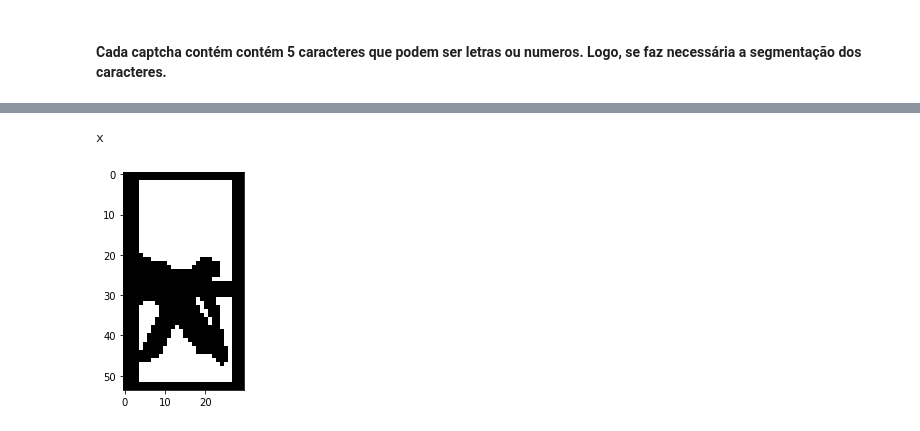
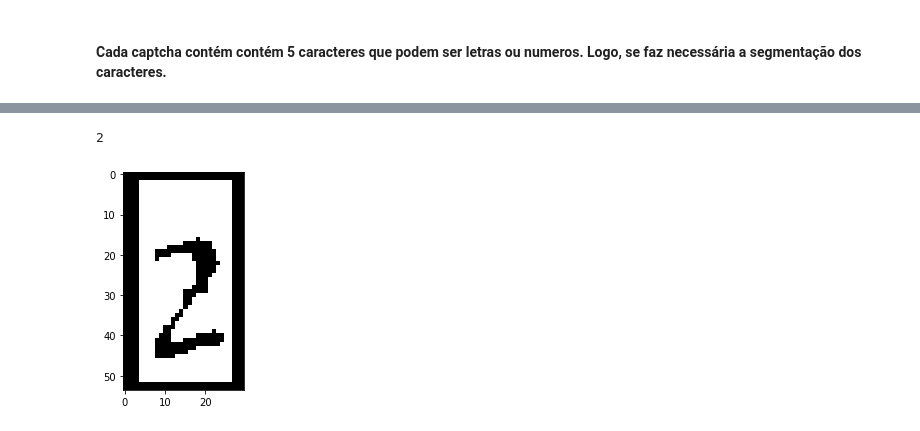
Before and after one commit to stefaneadna/Quebrando_Captcha_Seguranca, a Jupyter notebook: ProcessamentoImagens.ipynb, the cells around one changed output, grey strips where cells are left out. Cells and saved outputs as stored; diff of their text form; code cells hidden in the pictures.

Commit message:
adicionando erosão aos digitos

```diff
--- a/ProcessamentoImagens.ipynb
+++ b/ProcessamentoImagens.ipynb
@@ -99,3 +101,9 @@ c8fxy
 ### Segmentação
 # %% [markdown]
 #### Cada captcha contém contém 5 caracteres que podem ser letras ou numeros. Logo, se faz necessária a segmentação dos caracteres.
+# %%
+# É necessario utilizar a operação de erosão para remover as linhas em cima dos captchas
+kernel =np.ones((3,2),np.uint8)
+erosion =	cv2.erode(image_dataset_train[0],	kernel,	iterations	= 1)
+cv2_imshow(erosion)
+cv2_imshow(image_dataset_train[0])
@@ -102,5 +113,7 @@ c8fxy
 # %%
-kernel =np.ones((3,1),np.uint8)
+kernel =np.ones((3,2),np.uint8)
+elementoEstruturante	=	cv2.getStructuringElement(cv2.MORPH_ELLIPSE,(5,5))
+
 borderType = cv2.BORDER_CONSTANT
 def pad(src):
   top = int(0.05 * src.shape[0])  # shape[0] = rows
@@ -111,9 +124,11 @@ def pad(src):
   return cv2.bitwise_not(des)
 
 def digitos(dataset,label_dataset):
+  t = []
   digito,label_digito = [],[]
   for j in range(len(dataset)):
-    erosion =cv2.dilate(dataset[j],kernel)
+
+    erosion =	cv2.erode(dataset[j],	kernel,	iterations	= 1)
     for i in range(5):
       digito.append(pad(erosion[:,(30+23*i):(30+23*(i+1))]))
       label_digito.append(label_dataset[j][i])
@@ -128,8 +143,9 @@ dataset_train = np.array(dataset_train)
 dataset_valid = np.array(dataset_valid)
 dataset_teste = np.array(dataset_teste)
 # %%
-plt.imshow(dataset_train[100], cmap='gray')
-print(label_train[100])
+# Digito segmentado
+plt.imshow(dataset_train[101], cmap='gray')
+print(label_train[101])
 # %% [output]
-x
+2
-[figure, old version]
+[figure, new version]
```
Also changed, not shown: parts of 5 cells of this notebook.
